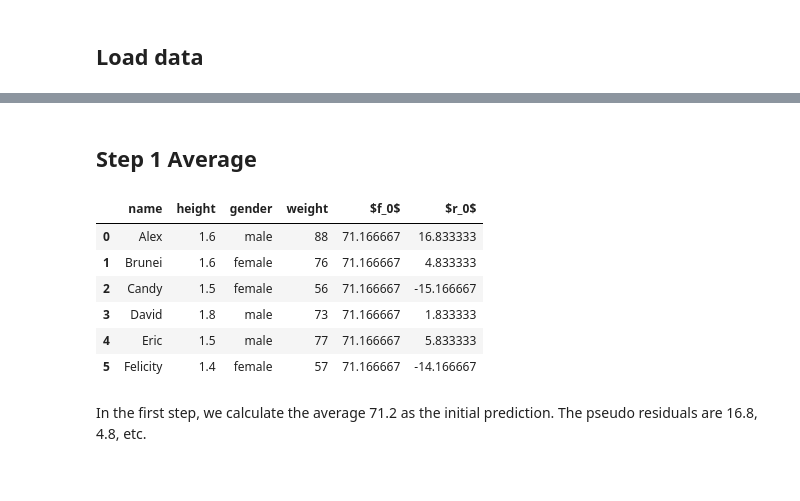
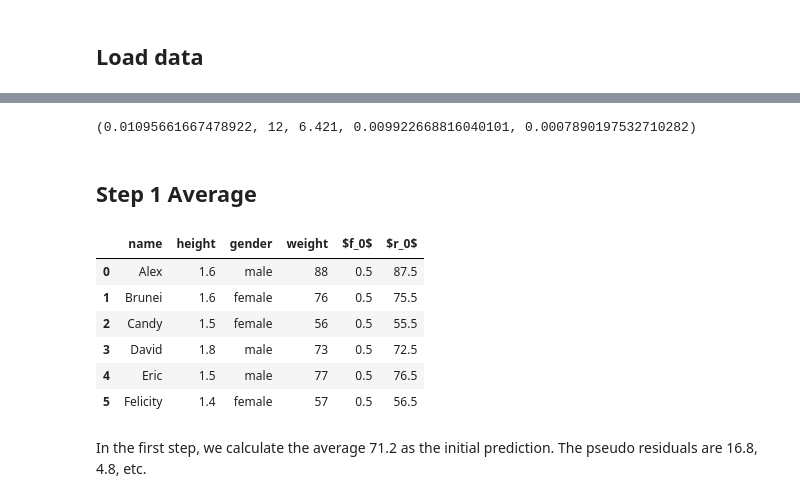
Before and after one commit to EricWebsmith/machine_learning_from_scrach, a Jupyter notebook: XGB_Regression.ipynb, the cells around one changed output, grey strips where cells are left out. Cells and saved outputs as stored; diff of their text form; code cells hidden in the pictures.

```diff
--- a/Gradiant_Boosting_Regression.ipynb
+++ b/XGB_Regression.ipynb
@@ -159,17 +161,2 @@ from sklearn import tree
 # %% [markdown]
 ## Load data
-# %%
-df=pd.DataFrame()
-df['name']=['Alex','Brunei','Candy','David','Eric','Felicity']
-df['height']=[1.6,1.6,1.5,1.8,1.5,1.4]
-df['gender']=['male','female','female','male','male','female']
-df['weight']=[88, 76, 56, 73, 77, 57]
-display(df)
-
-X=df[['height','gender']].copy()
-X.loc[X['gender']=='male','gender']=1
-X.loc[X['gender']=='female','gender']=0
-y=df['weight']
-display(X)
-
-n=df.shape[0]
@@ -190,0 +163,2 @@ n=df.shape[0]
+# %%
+X, y = load_boston(return_X_y=True)
@@ -190,0 +171,2 @@ n=df.shape[0]
+# %%
+y=y/100
@@ -190,0 +218,4 @@ n=df.shape[0]
+# %%
+find_best_split(X, y)
+# %% [output]
+(0.01095661667478922, 12, 6.421, 0.009922668816040101, 0.0007890197532710282)
@@ -193,26 +250,26 @@ n=df.shape[0]
 # %%
 #now let's get started
 learning_rate=0.2
 loss = [0] * 6
 residuals = np.zeros([6,n])
 predictoin = np.zeros([6,n])
 #calculation
-average_y=y.mean()
-predictoin[0] = [average_y] * n
+#average_y=y.mean()
+predictoin[0] = [0.5] * n
 residuals[0] = y - predictoin[0]
 df['$f_0$']=predictoin[0]
 df['$r_0$']=residuals[0]
 display(df)
 loss[0] = np.sum(residuals[0] ** 2)
 trees = []
 # %% [output]
 |  | name | height | gender | weight | $f_0$ | $r_0$ |
-| 0 | Alex | 1.6 | male | 88 | 71.166667 | 16.833333 |
-| 1 | Brunei | 1.6 | female | 76 | 71.166667 | 4.833333 |
-| 2 | Candy | 1.5 | female | 56 | 71.166667 | -15.166667 |
-| 3 | David | 1.8 | male | 73 | 71.166667 | 1.833333 |
-| 4 | Eric | 1.5 | male | 77 | 71.166667 | 5.833333 |
-| 5 | Felicity | 1.4 | female | 57 | 71.166667 | -14.166667 |
+| 0 | Alex | 1.6 | male | 88 | 0.5 | 87.5 |
+| 1 | Brunei | 1.6 | female | 76 | 0.5 | 75.5 |
+| 2 | Candy | 1.5 | female | 56 | 0.5 | 55.5 |
+| 3 | David | 1.8 | male | 73 | 0.5 | 72.5 |
+| 4 | Eric | 1.5 | male | 77 | 0.5 | 76.5 |
+| 5 | Felicity | 1.4 | female | 57 | 0.5 | 56.5 |
 # %% [markdown]
 In the first step, we calculate the average 71.2 as the initial prediction. The pseudo residuals are 16.8, 4.8, etc.
 # %% [markdown]
```
Also changed, not shown: parts of 14 cells of this notebook, 4 other files.
